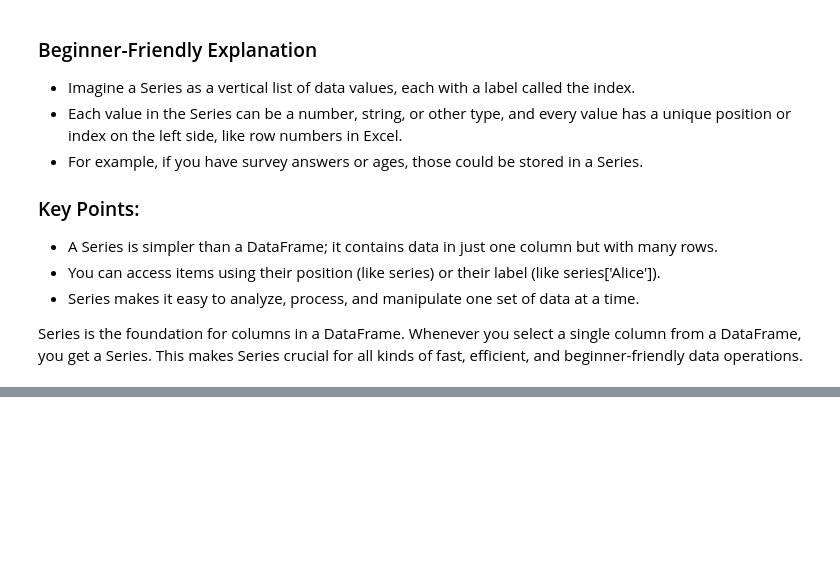
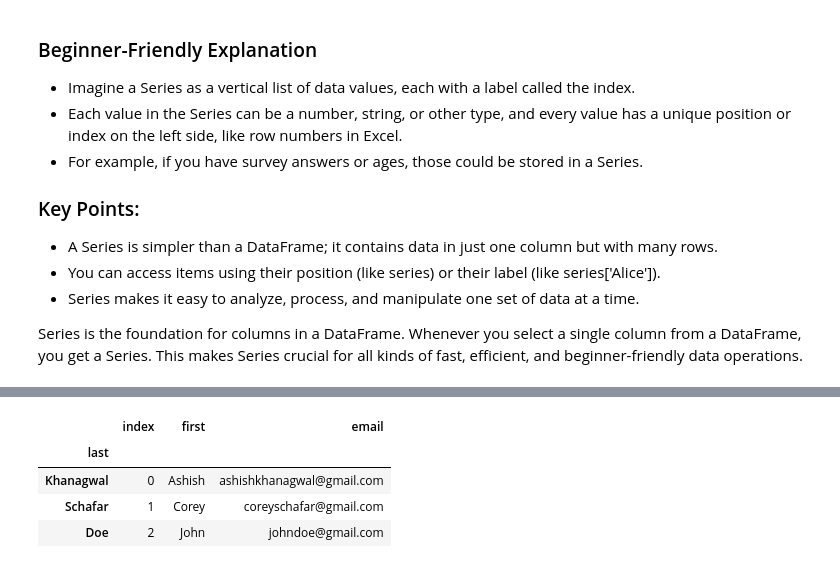
Before and after one commit to Ashish-khanagwal/Artificial-Intelligence, a Jupyter notebook: 4. Pandas/basics-2.ipynb, the cells around one changed output, grey strips where cells are left out. Drawn from its saved outputs; the diff is of its cells as text; code cells hidden in the pictures; blank space fills up the shorter version.

```diff
--- a/4. Pandas/basics-2.ipynb
+++ b/4. Pandas/basics-2.ipynb
@@ -43,0 +102,9 @@ Series is the foundation for columns in a DataFrame. Whenever you select a singl
+# %%
+df.set_index('last', inplace = True)
+df
+# %% [output]
+|  | index | first | email |
+| last |  |  |  |
+| Khanagwal | 0 | Ashish | ashishkhanagwal@gmail.com |
+| Schafar | 1 | Corey | coreyschafar@gmail.com |
+| Doe | 2 | John | johndoe@gmail.com |
```
Also changed, not shown: parts of 10 cells of this notebook, 1 other file.
